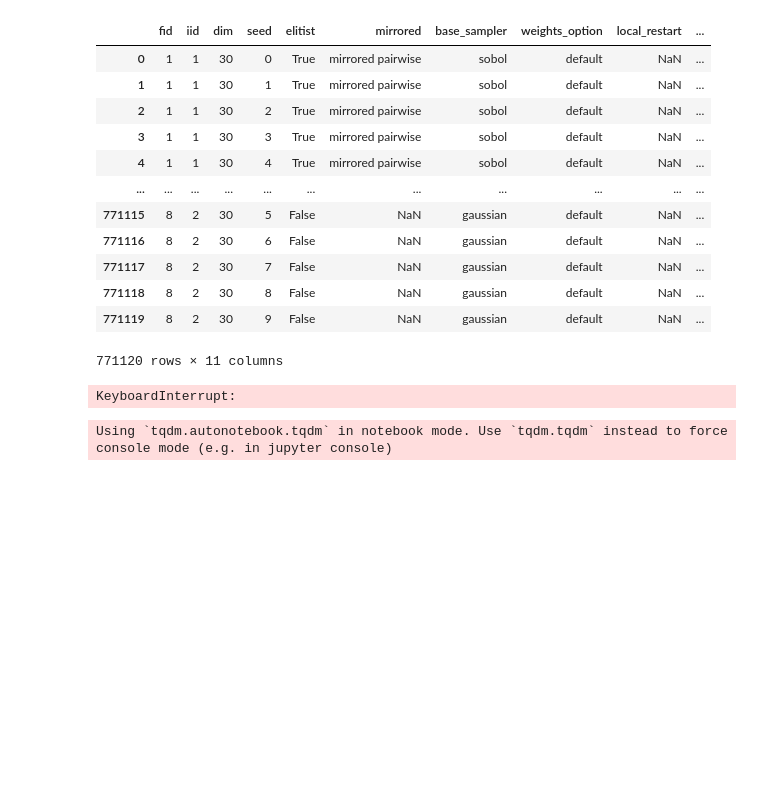
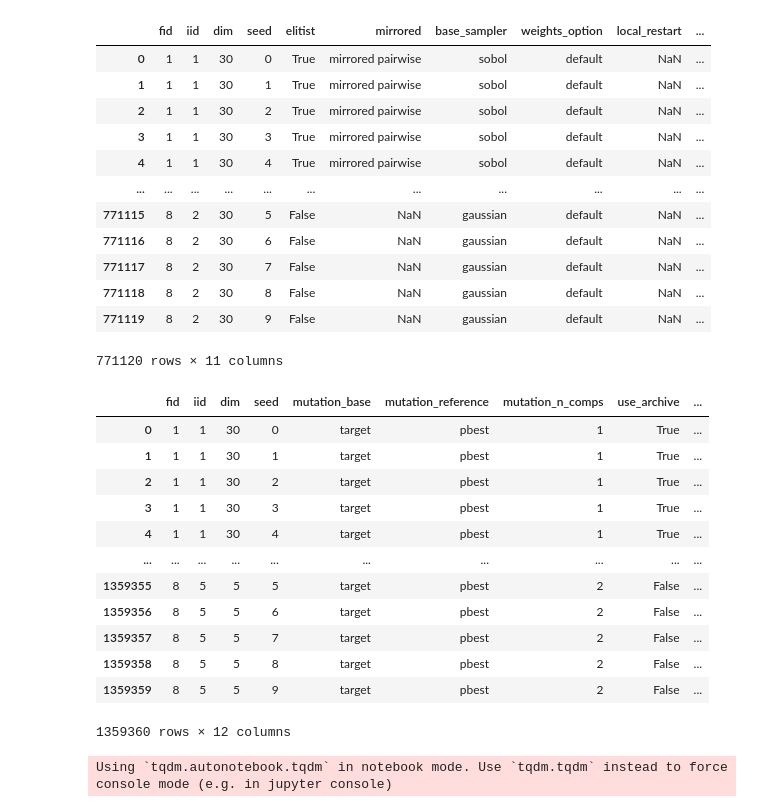
Before and after one commit to nikivanstein/ioh-explainer, a Jupyter notebook: playground.ipynb, the cells around one changed output. Cells and saved outputs as stored; diff of their text form; code cells hidden in the pictures; blank space fills up the shorter version.

```diff
--- a/playground.ipynb
+++ b/playground.ipynb
@@ -169,35 +169,47 @@ for filename in tqdm(os.listdir(performance_data_i)):
             for row_id in range(len(df)):
                 row = df.loc[row_id]
                 if row["runtime"] == 500:
                     if not first_time:
                         for seed in range(use_seeds):
                             new_item =  {"fid": fid, "iid": iid, "dim": dim, "seed" : seed, "auc" : aucs[seed]}
                             for feat in features:
                                 new_item[feat] = configs.loc[conf_id][feat]
                             new_data.loc[len(new_data)] = new_item
                     #new one
                     first_time = False
                     aucs = [10000] * use_seeds #reset auc
                     prev_runtime = 0
                     fid = row['funcId']
                     iid = row["ID"]
                     #"run.1","run.2","run.3","run.4","run.5","run.6","run.7","run.8","run.9","run.10"
                 elif row["runtime"] > 10000:
                     continue
                 #calc aucs
                 for seed in range(use_seeds):
                     try:
                         aucs[seed] = calc_auc(aucs[seed], row["runtime"] - prev_runtime, row[f"run.{(seed+1)}"])
                     except:
                         print(filename, row)
 
 
                 prev_runtime = row["runtime"]
 
-new_data.to_pickle("mod_de_i1.pkl")
+new_data.to_pickle("mod_de_all.pkl")
 new_data
 # %% [output]
+|  | fid | iid | dim | seed | mutation_base | mutation_reference | mutation_n_comps | use_archive | ... |
+| 0 | 1 | 1 | 30 | 0 | target | pbest | 1 | True | ... |
+| 1 | 1 | 1 | 30 | 1 | target | pbest | 1 | True | ... |
+| 2 | 1 | 1 | 30 | 2 | target | pbest | 1 | True | ... |
+| 3 | 1 | 1 | 30 | 3 | target | pbest | 1 | True | ... |
+| 4 | 1 | 1 | 30 | 4 | target | pbest | 1 | True | ... |
+| ... | ... | ... | ... | ... | ... | ... | ... | ... | ... |
+| 1359355 | 8 | 5 | 5 | 5 | target | pbest | 2 | False | ... |
+| 1359356 | 8 | 5 | 5 | 6 | target | pbest | 2 | False | ... |
+| 1359357 | 8 | 5 | 5 | 7 | target | pbest | 2 | False | ... |
+| 1359358 | 8 | 5 | 5 | 8 | target | pbest | 2 | False | ... |
+| 1359359 | 8 | 5 | 5 | 9 | target | pbest | 2 | False | ... |
-KeyboardInterrupt:
+1359360 rows × 12 columns
 # %%
 from ioh_xplainer import explainer
 import pandas as pd
```
Also changed, not shown: 4 other files.
